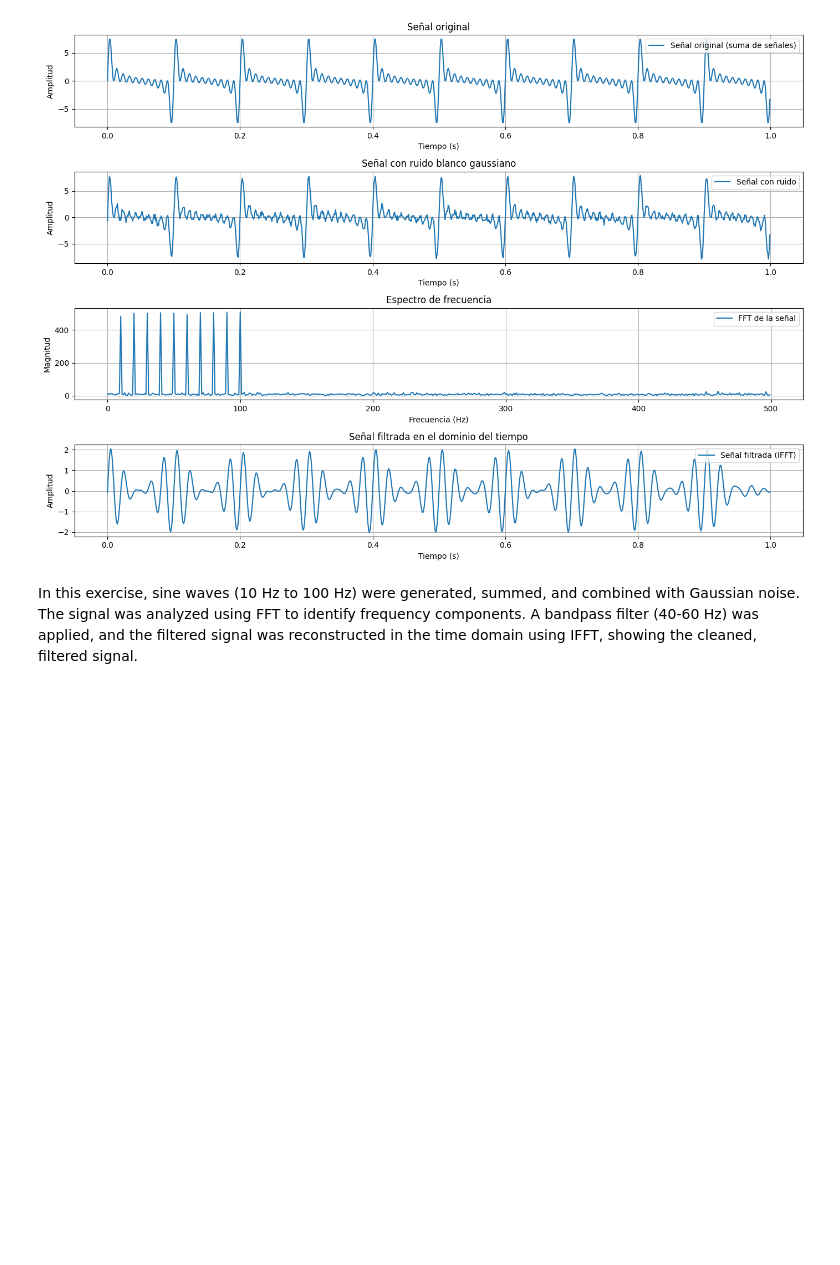
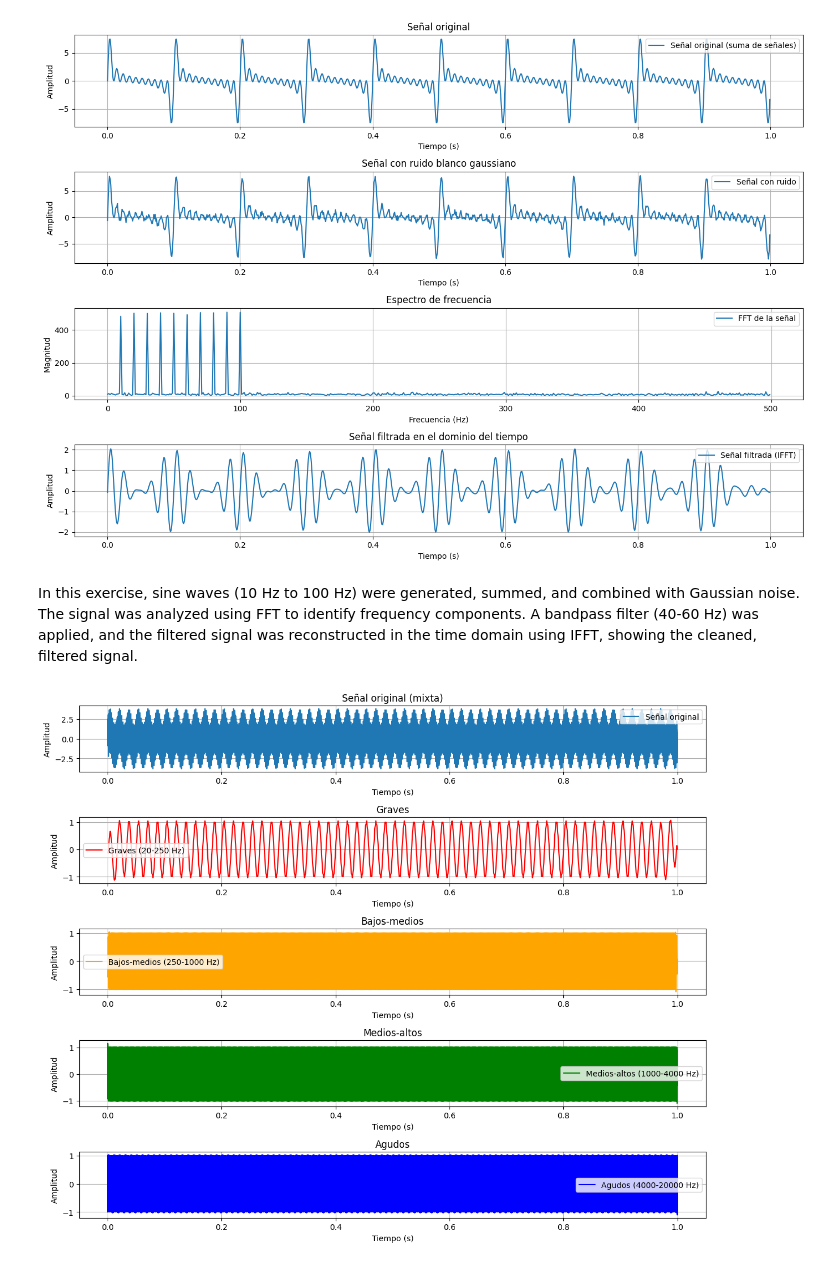
Before and after one commit to BENDER1A4/DIGITAL_SIGNAL_PROCESSING_UNAL, a Jupyter notebook: FFT_&__BAND_PASS_FILTER.ipynb, the cells around one changed output. Drawn from its saved outputs; the diff is of its cells as text; code cells hidden in the pictures; blank space fills up the shorter version.

```diff
--- a/FFT_&__BAND_PASS_FILTER.ipynb
+++ b/FFT_&__BAND_PASS_FILTER.ipynb
@@ -81,3 +81,82 @@ plt.show()
 [figure]
 # %% [markdown]
 In this exercise, sine waves (10 Hz to 100 Hz) were generated, summed, and combined with Gaussian noise. The signal was analyzed using FFT to identify frequency components. A bandpass filter (40-60 Hz) was applied, and the filtered signal was reconstructed in the time domain using IFFT, showing the cleaned, filtered signal.
+# %%
+import numpy as np
+import matplotlib.pyplot as plt
+from scipy.signal import butter, filtfilt
+
+# Función para aplicar un filtro pasa bandas
+def bandpass_filter(data, lowcut, highcut, fs, order=2):
+    nyquist = 0.5 * fs
+    low = lowcut / nyquist
+    high = highcut / nyquist
+    b, a = butter(order, [low, high], btype='band')
+    return filtfilt(b, a, data)
+
+# Parámetros de la señal
+fs = 44100  # Frecuencia de muestreo típica para audio
+t = np.linspace(0, 1, fs, endpoint=False)  # 1 segundo de duración
+
+# Generar una señal mixta (suma de señales en diferentes rangos)
+frequencies = [60, 500, 2000, 8000]  # Frecuencias representativas de cada banda
+signal = sum(np.sin(2 * np.pi * f * t) for f in frequencies)
+
+# Dividir la señal en las bandas del ecualizador
+graves = bandpass_filter(signal, 20, 250, fs)          # Graves: 20-250 Hz
+bajos_medios = bandpass_filter(signal, 250, 1000, fs)  # Bajos-medios: 250-1000 Hz
+medios_altos = bandpass_filter(signal, 1000, 4000, fs) # Medios-altos: 1000-4000 Hz
+agudos = bandpass_filter(signal, 4000, 20000, fs)      # Agudos: 4000-20000 Hz
+
+# Graficar las señales originales y filtradas
+plt.figure(figsize=(12, 10))
+
+# Señal original
+plt.subplot(5, 1, 1)
+plt.plot(t, signal, label="Señal original")
+plt.title("Señal original (mixta)")
+plt.xlabel("Tiempo (s)")
+plt.ylabel("Amplitud")
+plt.grid()
+plt.legend()
+
+# Graves
+plt.subplot(5, 1, 2)
+plt.plot(t, graves, label="Graves (20-250 Hz)", color="red")
+plt.title("Graves")
+plt.xlabel("Tiempo (s)")
+plt.ylabel("Amplitud")
+plt.grid()
+plt.legend()
+
+# Bajos-medios
+plt.subplot(5, 1, 3)
+plt.plot(t, bajos_medios, label="Bajos-medios (250-1000 Hz)", color="orange")
+plt.title("Bajos-medios")
+plt.xlabel("Tiempo (s)")
+plt.ylabel("Amplitud")
+plt.grid()
+plt.legend()
+
+# Medios-altos
+plt.subplot(5, 1, 4)
+plt.plot(t, medios_altos, label="Medios-altos (1000-4000 Hz)", color="green")
+plt.title("Medios-altos")
+plt.xlabel("Tiempo (s)")
+plt.ylabel("Amplitud")
+plt.grid()
+plt.legend()
+
+# Agudos
+plt.subplot(5, 1, 5)
+plt.plot(t, agudos, label="Agudos (4000-20000 Hz)", color="blue")
+plt.title("Agudos")
+plt.xlabel("Tiempo (s)")
+plt.ylabel("Amplitud")
+plt.grid()
+plt.legend()
+
+plt.tight_layout()
+plt.show()
+# %% [output]
+[figure, added]
```
